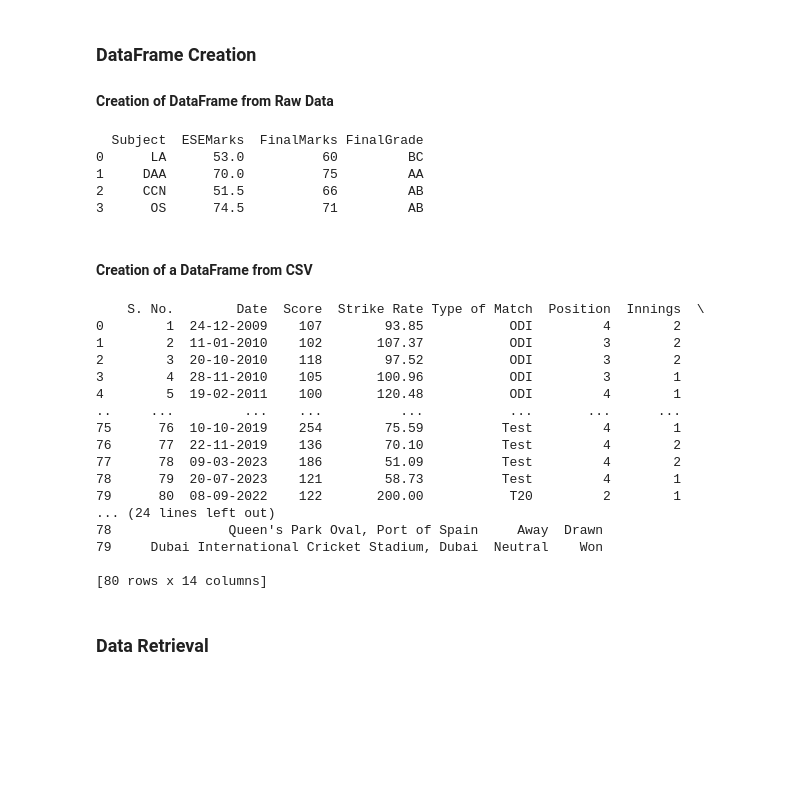
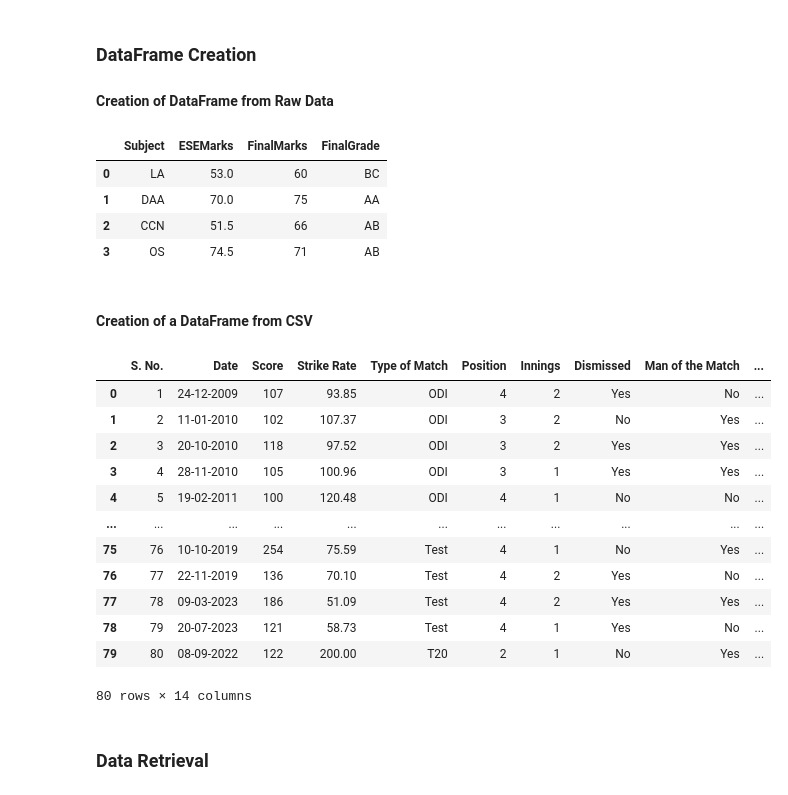
Before and after one commit to SatyamVyas04/MasteringPython, a Jupyter notebook: Pandas/main.ipynb, the cells around one changed output. Saved outputs shown, nothing was run; the diff lists cells and outputs as text; code cells hidden in the pictures; blank space fills up the shorter version.

```diff
--- a/Pandas/main.ipynb
+++ b/Pandas/main.ipynb
@@ -18,36 +18,32 @@ data = [
 
 df1 = pd.DataFrame(
     data, columns=["Subject", "ESEMarks", "FinalMarks", "FinalGrade"])
-print(df1)
+df1
 # %% [output]
-  Subject  ESEMarks  FinalMarks FinalGrade
-0      LA      53.0          60         BC
-1     DAA      70.0          75         AA
-2     CCN      51.5          66         AB
-3      OS      74.5          71         AB
+|  | Subject | ESEMarks | FinalMarks | FinalGrade |
+| 0 | LA | 53.0 | 60 | BC |
+| 1 | DAA | 70.0 | 75 | AA |
+| 2 | CCN | 51.5 | 66 | AB |
+| 3 | OS | 74.5 | 71 | AB |
 # %% [markdown]
 #### Creation of a DataFrame from CSV
 # %%
 df = pd.read_csv("Virat_Kohli_Centuries.csv")
-print(df)
+df
 # %% [output]
+|  | S. No. | Date | Score | Strike Rate | Type of Match | Position | Innings | Dismissed | Man of the Match | ... |
+| 0 | 1 | 24-12-2009 | 107 | 93.85 | ODI | 4 | 2 | Yes | No | ... |
+| 1 | 2 | 11-01-2010 | 102 | 107.37 | ODI | 3 | 2 | No | Yes | ... |
+| 2 | 3 | 20-10-2010 | 118 | 97.52 | ODI | 3 | 2 | Yes | Yes | ... |
+| 3 | 4 | 28-11-2010 | 105 | 100.96 | ODI | 3 | 1 | Yes | Yes | ... |
+| 4 | 5 | 19-02-2011 | 100 | 120.48 | ODI | 4 | 1 | No | No | ... |
+| ... | ... | ... | ... | ... | ... | ... | ... | ... | ... | ... |
+| 75 | 76 | 10-10-2019 | 254 | 75.59 | Test | 4 | 1 | No | Yes | ... |
+| 76 | 77 | 22-11-2019 | 136 | 70.10 | Test | 4 | 2 | Yes | No | ... |
+| 77 | 78 | 09-03-2023 | 186 | 51.09 | Test | 4 | 2 | Yes | Yes | ... |
+| 78 | 79 | 20-07-2023 | 121 | 58.73 | Test | 4 | 1 | Yes | No | ... |
+| 79 | 80 | 08-09-2022 | 122 | 200.00 | T20 | 2 | 1 | No | Yes | ... |
-    S. No.        Date  Score  Strike Rate Type of Match  Position  Innings  \
-0        1  24-12-2009    107        93.85           ODI         4        2
-1        2  11-01-2010    102       107.37           ODI         3        2
-2        3  20-10-2010    118        97.52           ODI         3        2
-3        4  28-11-2010    105       100.96           ODI         3        1
-4        5  19-02-2011    100       120.48           ODI         4        1
-..     ...         ...    ...          ...           ...       ...      ...
-75      76  10-10-2019    254        75.59          Test         4        1
-76      77  22-11-2019    136        70.10          Test         4        2
-77      78  09-03-2023    186        51.09          Test         4        2
-78      79  20-07-2023    121        58.73          Test         4        1
-79      80  08-09-2022    122       200.00           T20         2        1
-... (24 lines left out)
-78               Queen's Park Oval, Port of Spain     Away  Drawn
-79     Dubai International Cricket Stadium, Dubai  Neutral    Won
-
-[80 rows x 14 columns]
+80 rows × 14 columns
 # %% [markdown]
 ### Data Retrieval
 # %% [markdown]
```
Also changed, not shown: parts of 9 cells of this notebook.
